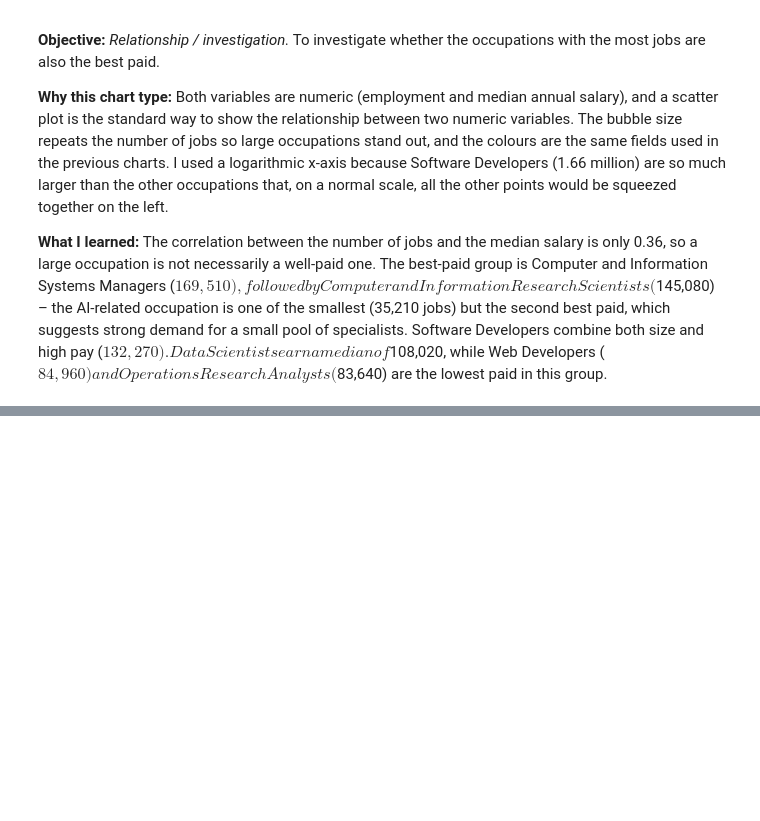
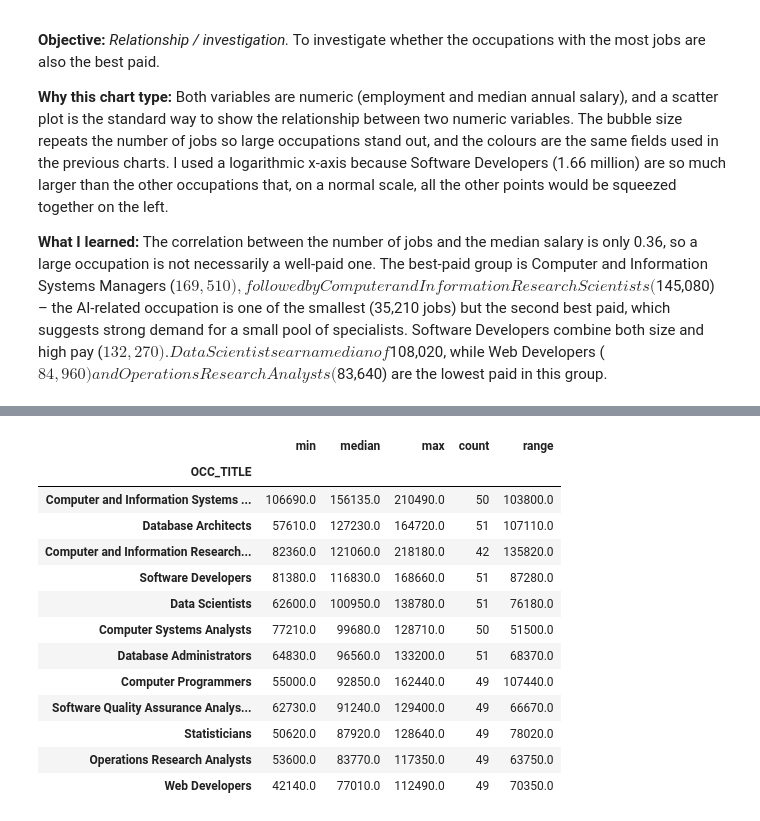
Before and after one commit to CarlosAccioly/Ca1-DataVisu, a Jupyter notebook: CA1_AI_Employment_Analysis.ipynb, the cells around one changed output, grey strips where cells are left out. Cells and saved outputs as stored; diff of their text form; code cells hidden in the pictures; blank space fills up the shorter version.

```diff
--- a/CA1_AI_Employment_Analysis.ipynb
+++ b/CA1_AI_Employment_Analysis.ipynb
@@ -259,0 +290,20 @@ Correlation between employment and median salary: 0.36
+# %%
+# Key figures used in the explanation below
+spread = states.groupby("OCC_TITLE")["A_MEDIAN"].agg(["min", "median", "max", "count"])
+spread["range"] = spread["max"] - spread["min"]
+spread.sort_values("median", ascending=False).round(0)
+# %% [output]
+|  | min | median | max | count | range |
+| OCC_TITLE |  |  |  |  |  |
+| Computer and Information Systems ... | 106690.0 | 156135.0 | 210490.0 | 50 | 103800.0 |
+| Database Architects | 57610.0 | 127230.0 | 164720.0 | 51 | 107110.0 |
+| Computer and Information Research... | 82360.0 | 121060.0 | 218180.0 | 42 | 135820.0 |
+| Software Developers | 81380.0 | 116830.0 | 168660.0 | 51 | 87280.0 |
+| Data Scientists | 62600.0 | 100950.0 | 138780.0 | 51 | 76180.0 |
+| Computer Systems Analysts | 77210.0 | 99680.0 | 128710.0 | 50 | 51500.0 |
+| Database Administrators | 64830.0 | 96560.0 | 133200.0 | 51 | 68370.0 |
+| Computer Programmers | 55000.0 | 92850.0 | 162440.0 | 49 | 107440.0 |
+| Software Quality Assurance Analys... | 62730.0 | 91240.0 | 129400.0 | 49 | 66670.0 |
+| Statisticians | 50620.0 | 87920.0 | 128640.0 | 49 | 78020.0 |
+| Operations Research Analysts | 53600.0 | 83770.0 | 117350.0 | 49 | 63750.0 |
+| Web Developers | 42140.0 | 77010.0 | 112490.0 | 49 | 70350.0 |
```
Also changed, not shown: parts of 2 cells of this notebook.
